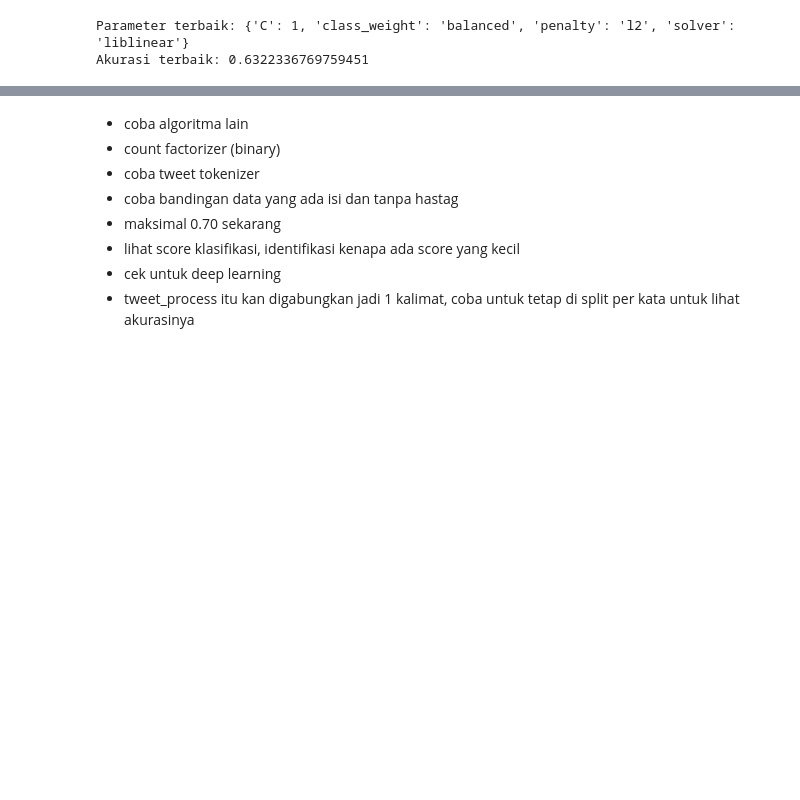
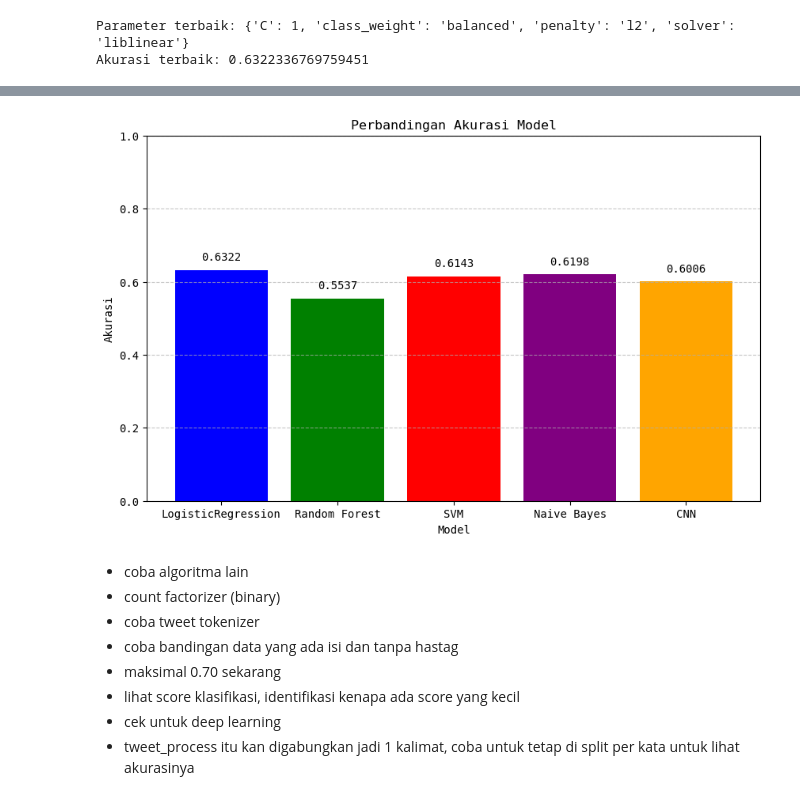
Before and after one commit to SuwandiRamadhan/Bootcamp-AI, a Jupyter notebook: Project 1/project1_Model-Training-&-Evaluation.ipynb, the cells around one changed output, grey strips where cells are left out. Drawn from its saved outputs; the diff is of its cells as text; code cells hidden in the pictures; blank space fills up the shorter version.

```diff
--- a/Project 1/project1_Model-Training-&-Evaluation.ipynb
+++ b/Project 1/project1_Model-Training-&-Evaluation.ipynb
@@ -86,5 +89,5 @@ weighted avg       0.63      0.63      0.62       363
 # %%
-from sklearn.model_selection import GridSearchCV
+
 param_grid = {
     'C': [0.01, 0.1, 1, 10, 100],
     'solver': ['lbfgs', 'liblinear'],
@@ -97,6 +100,7 @@ grid = GridSearchCV(LogisticRegression(max_iter=3000),
 grid.fit(X_train, y_train)
 print("Parameter terbaik:", grid.best_params_)
 print("Akurasi terbaik:", grid.best_score_)
+best_acc_lr = grid.best_score_
 # %% [output]
 Parameter terbaik: {'C': 1, 'class_weight': 'balanced', 'penalty': 'l2', 'solver': 'liblinear'}
 Akurasi terbaik: 0.6322336769759451
@@ -102,0 +109,7 @@ Akurasi terbaik: 0.6322336769759451
+# %%
+rf_model = RandomForestClassifier(n_estimators=100, random_state=1)
+rf_model.fit(X_train, y_train)
+y_pred = rf_model.predict(X_test)
+acc_rf = accuracy_score(y_test, y_pred)
+print("Random Forest Accuracy:", acc_rf)
+print("Random Forest Classification Report:\n", classification_report(y_test, y_pred))
@@ -102,0 +130,7 @@ Akurasi terbaik: 0.6322336769759451
+# %%
+svm_model = SVC(kernel='linear', random_state=1)
+svm_model.fit(X_train, y_train)
+y_pred = svm_model.predict(X_test)
+acc_svm = accuracy_score(y_test, y_pred)
+print("SVM Accuracy:", acc_svm)
+print("SVM Classification Report:\n", classification_report(y_test, y_pred))
@@ -102,0 +153,7 @@ Akurasi terbaik: 0.6322336769759451
+# %%
+nb_model = MultinomialNB()
+nb_model.fit(X_train, y_train)
+y_pred = nb_model.predict(X_test)
+acc_nb = accuracy_score(y_test, y_pred)
+print("Naive Bayes Accuracy:", acc_nb)
+print("Naive Bayes Classification Report:\n", classification_report(y_test, y_pred))
@@ -103,3 +232,23 @@ Akurasi terbaik: 0.6322336769759451
+# %%
+# Visualisasi perbandingan akurasi model
+model_names = ['LogisticRegression', 'Random Forest', 'SVM', 'Naive Bayes', 'CNN']
+accuracies = [best_acc_lr, acc_rf, acc_svm, acc_nb, acc_cnn]
+
+plt.figure(figsize=(10,6))
+bars = plt.bar(model_names, accuracies, color=['blue', 'green', 'red', 'purple', 'orange'])
+plt.ylim([0, 1])
+plt.title('Perbandingan Akurasi Model')
+plt.ylabel('Akurasi')
+plt.xlabel('Model')
+plt.grid(axis='y', linestyle='--', alpha=0.7)
+
+for bar, acc in zip(bars, accuracies):
+    yval = bar.get_height()
+    plt.text(bar.get_x() + bar.get_width()/2, yval + 0.02, f'{acc:.4f}', ha='center', va='bottom')
+
+plt.show()
+# %% [output]
+[figure, added]
 # %% [markdown]
 - coba algoritma lain
 - count factorizer (binary)
```
Also changed, not shown: parts of 25 cells of this notebook.
